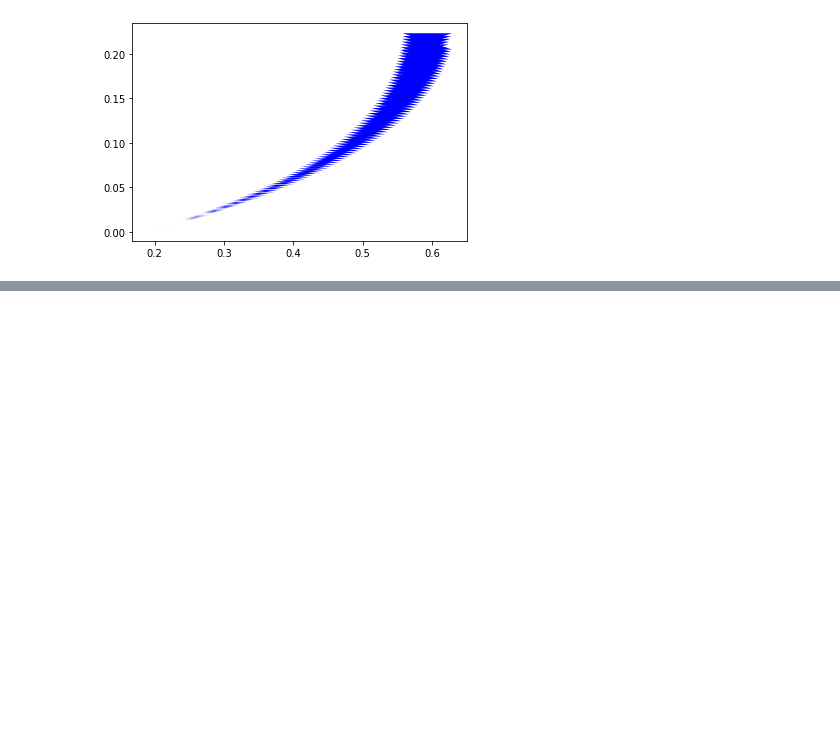
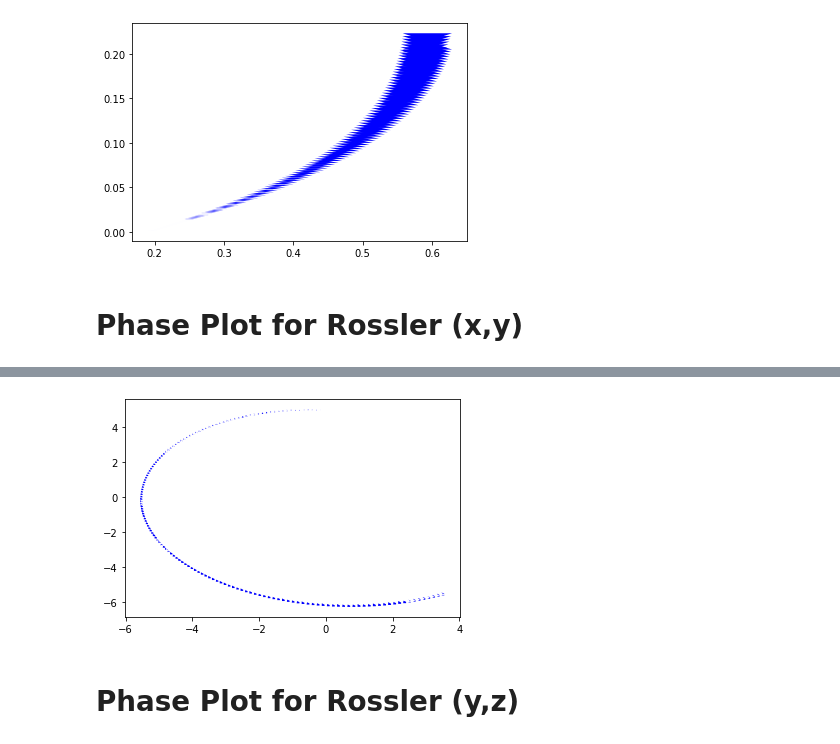
Before and after one commit to Tarheel-Formal-Methods/kaa, a Jupyter notebook: kaa-intro.ipynb, the cells around one changed output, grey strips where cells are left out. Saved outputs shown, nothing was run; the diff lists cells and outputs as text; code cells hidden in the pictures; blank space fills up the shorter version.

```diff
--- a/kaa-intro.ipynb
+++ b/kaa-intro.ipynb
@@ -258,3 +257,10 @@ Computed Step 97 -- Time Elapsed: 0.02205514907836914 sec
 Computed Step 98 -- Time Elapsed: 0.02524590492248535 sec
 Computed Step 99 -- Time Elapsed: 0.022909164428710938 sec
 [figure]
+# %% [markdown]
+# Phase Plot for Rossler (x,y)
+# %%
+rossler_model = rossler.Rossler()
+rossler_reach = ReachSet(rossler_model)
+FlowPipePlotter(rossler_reach.computeReachSet(150)).plot2DPhase(0,1)
+# %% [output]
@@ -260,0 +284,3 @@ Computed Step 99 -- Time Elapsed: 0.022909164428710938 sec
+[figure, added]
+# %% [markdown]
+# Phase Plot for Rossler (y,z)
```
Also changed, not shown: parts of 5 cells of this notebook, 1 other file.
